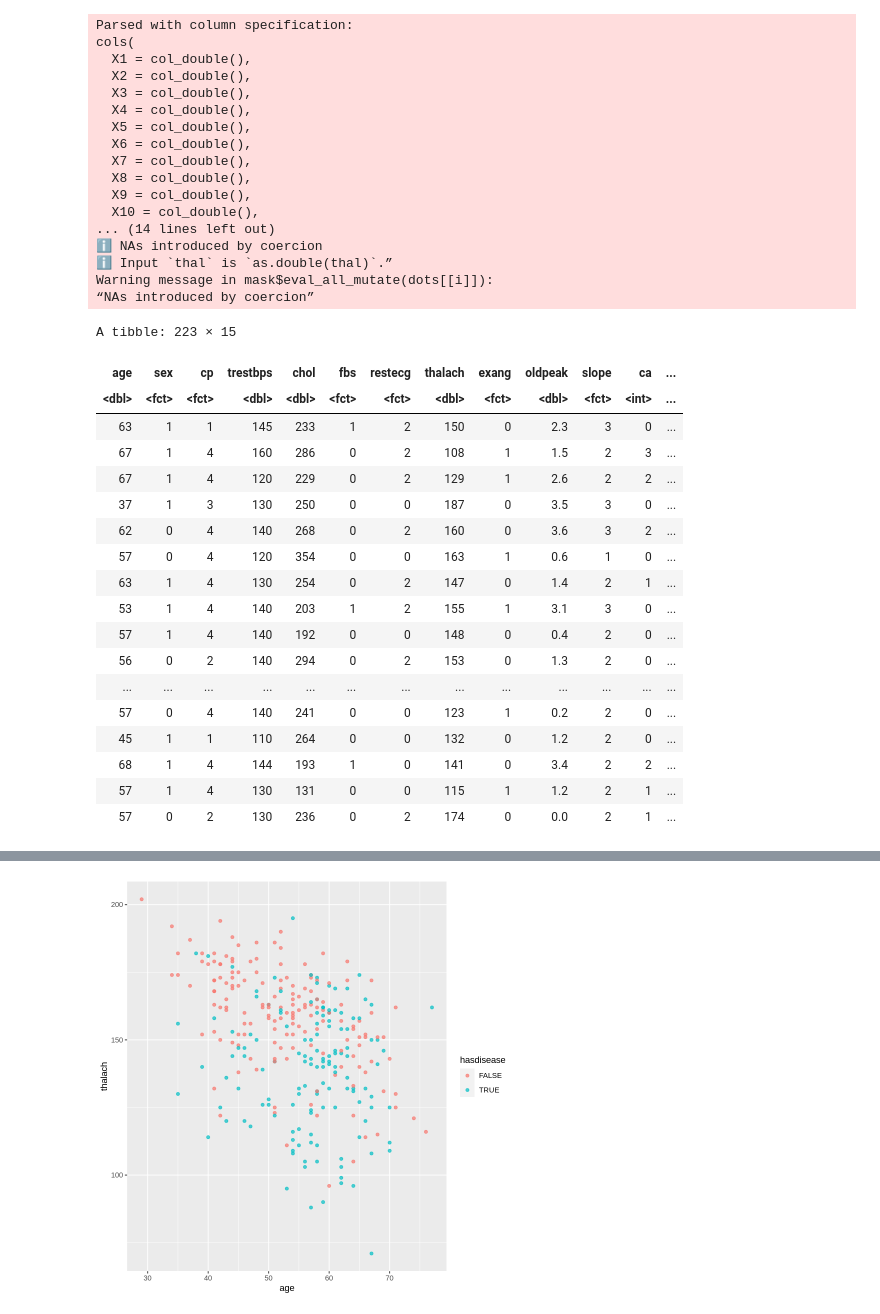
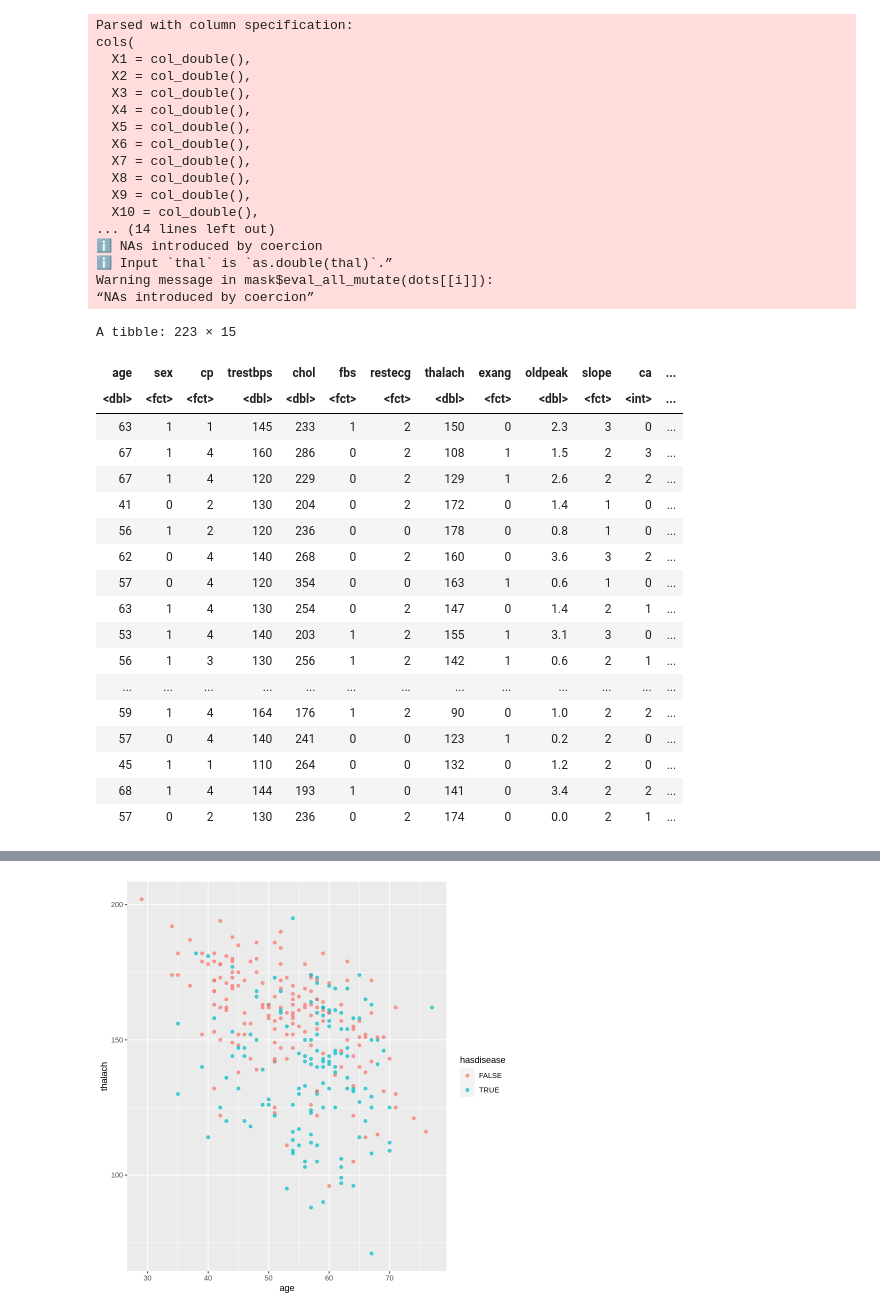
Before and after one commit to aliceterada/DSCI-Project, a Jupyter notebook: Project_Draft.ipynb, the cells around one changed output, grey strips where cells are left out. Cells and saved outputs as stored; diff of their text form; code cells hidden in the pictures.

```diff
--- a/Project_Draft.ipynb
+++ b/Project_Draft.ipynb
@@ -6,7 +6,7 @@ library(dplyr)
 library(ggplot2)
 library(GGally)
 # %%
-seed <- 153
+seed <- 221
 
 set.seed(seed)
 cleveland_data <- read_csv("https://archive.ics.uci.edu/ml/machine-learning-databases/heart-disease/processed.cleveland.data", col_names = FALSE) %>%
@@ -29,45 +29,45 @@ cleveland_data <- read_csv("https://archive.ics.uci.edu/ml/machine-learning-data
     na.omit()
 
 heart_disease_split <- initial_split(cleveland_data, prop = 0.75, strata = hasdisease)
 heart_disease_train <- training(heart_disease_split)
 heart_disease_test <- testing(heart_disease_split)
 heart_disease_train
 # %% [output]
 Parsed with column specification:
 cols(
   X1 = col_double(),
   X2 = col_double(),
   X3 = col_double(),
   X4 = col_double(),
   X5 = col_double(),
   X6 = col_double(),
   X7 = col_double(),
   X8 = col_double(),
   X9 = col_double(),
   X10 = col_double(),
 ... (14 lines left out)
 ℹ NAs introduced by coercion
 ℹ Input `thal` is `as.double(thal)`.”
 Warning message in mask$eval_all_mutate(dots[[i]]):
 “NAs introduced by coercion”
 A tibble: 223 × 15
 | age | sex | cp | trestbps | chol | fbs | restecg | thalach | exang | oldpeak | slope | ca | ... |
 | <dbl> | <fct> | <fct> | <dbl> | <dbl> | <fct> | <fct> | <dbl> | <fct> | <dbl> | <fct> | <int> | ... |
 | 63 | 1 | 1 | 145 | 233 | 1 | 2 | 150 | 0 | 2.3 | 3 | 0 | ... |
 | 67 | 1 | 4 | 160 | 286 | 0 | 2 | 108 | 1 | 1.5 | 2 | 3 | ... |
 | 67 | 1 | 4 | 120 | 229 | 0 | 2 | 129 | 1 | 2.6 | 2 | 2 | ... |
-| 37 | 1 | 3 | 130 | 250 | 0 | 0 | 187 | 0 | 3.5 | 3 | 0 | ... |
+| 41 | 0 | 2 | 130 | 204 | 0 | 2 | 172 | 0 | 1.4 | 1 | 0 | ... |
+| 56 | 1 | 2 | 120 | 236 | 0 | 0 | 178 | 0 | 0.8 | 1 | 0 | ... |
 | 62 | 0 | 4 | 140 | 268 | 0 | 2 | 160 | 0 | 3.6 | 3 | 2 | ... |
 | 57 | 0 | 4 | 120 | 354 | 0 | 0 | 163 | 1 | 0.6 | 1 | 0 | ... |
 | 63 | 1 | 4 | 130 | 254 | 0 | 2 | 147 | 0 | 1.4 | 2 | 1 | ... |
 | 53 | 1 | 4 | 140 | 203 | 1 | 2 | 155 | 1 | 3.1 | 3 | 0 | ... |
-| 57 | 1 | 4 | 140 | 192 | 0 | 0 | 148 | 0 | 0.4 | 2 | 0 | ... |
-| 56 | 0 | 2 | 140 | 294 | 0 | 2 | 153 | 0 | 1.3 | 2 | 0 | ... |
+| 56 | 1 | 3 | 130 | 256 | 1 | 2 | 142 | 1 | 0.6 | 2 | 1 | ... |
 | ... | ... | ... | ... | ... | ... | ... | ... | ... | ... | ... | ... | ... |
+| 59 | 1 | 4 | 164 | 176 | 1 | 2 | 90 | 0 | 1.0 | 2 | 2 | ... |
 | 57 | 0 | 4 | 140 | 241 | 0 | 0 | 123 | 1 | 0.2 | 2 | 0 | ... |
 | 45 | 1 | 1 | 110 | 264 | 0 | 0 | 132 | 0 | 1.2 | 2 | 0 | ... |
 | 68 | 1 | 4 | 144 | 193 | 1 | 0 | 141 | 0 | 3.4 | 2 | 2 | ... |
-| 57 | 1 | 4 | 130 | 131 | 0 | 0 | 115 | 1 | 1.2 | 2 | 1 | ... |
 | 57 | 0 | 2 | 130 | 236 | 0 | 2 | 174 | 0 | 0.0 | 2 | 1 | ... |
 # %%
 set.seed(seed)
```
Also changed, not shown: parts of 3 cells of this notebook.
